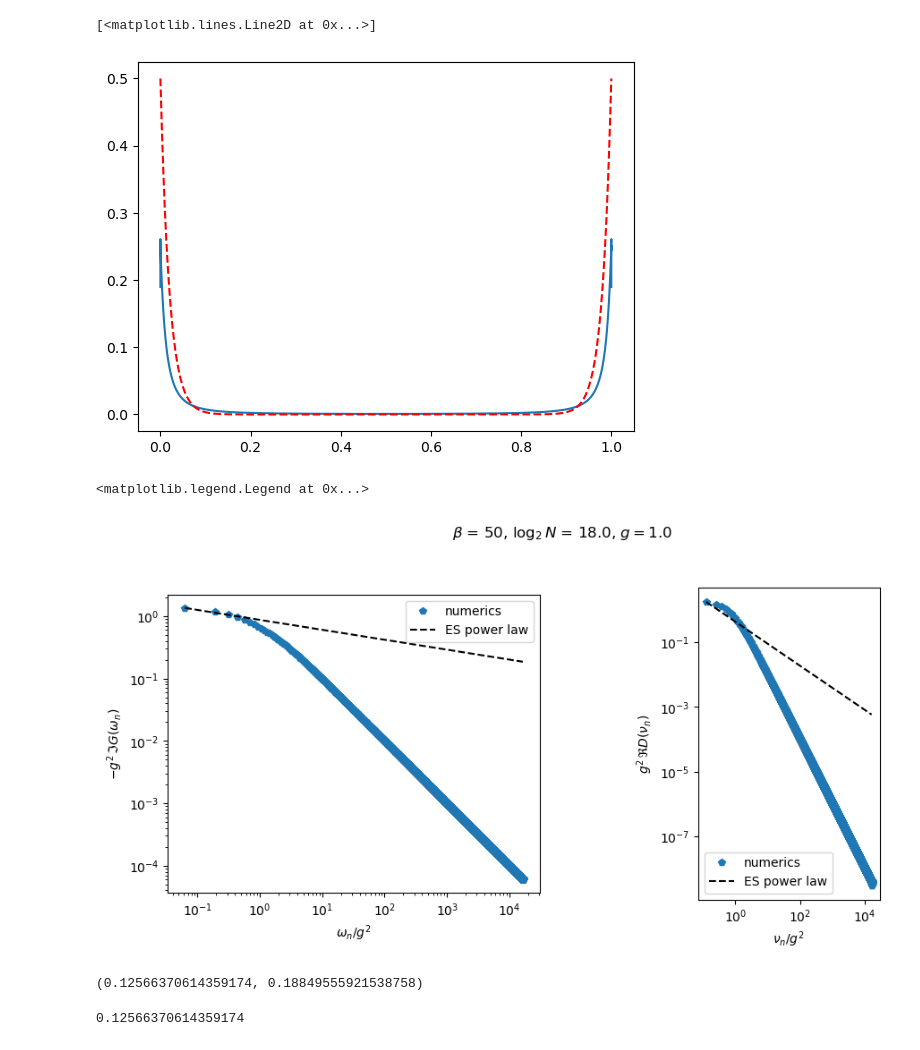
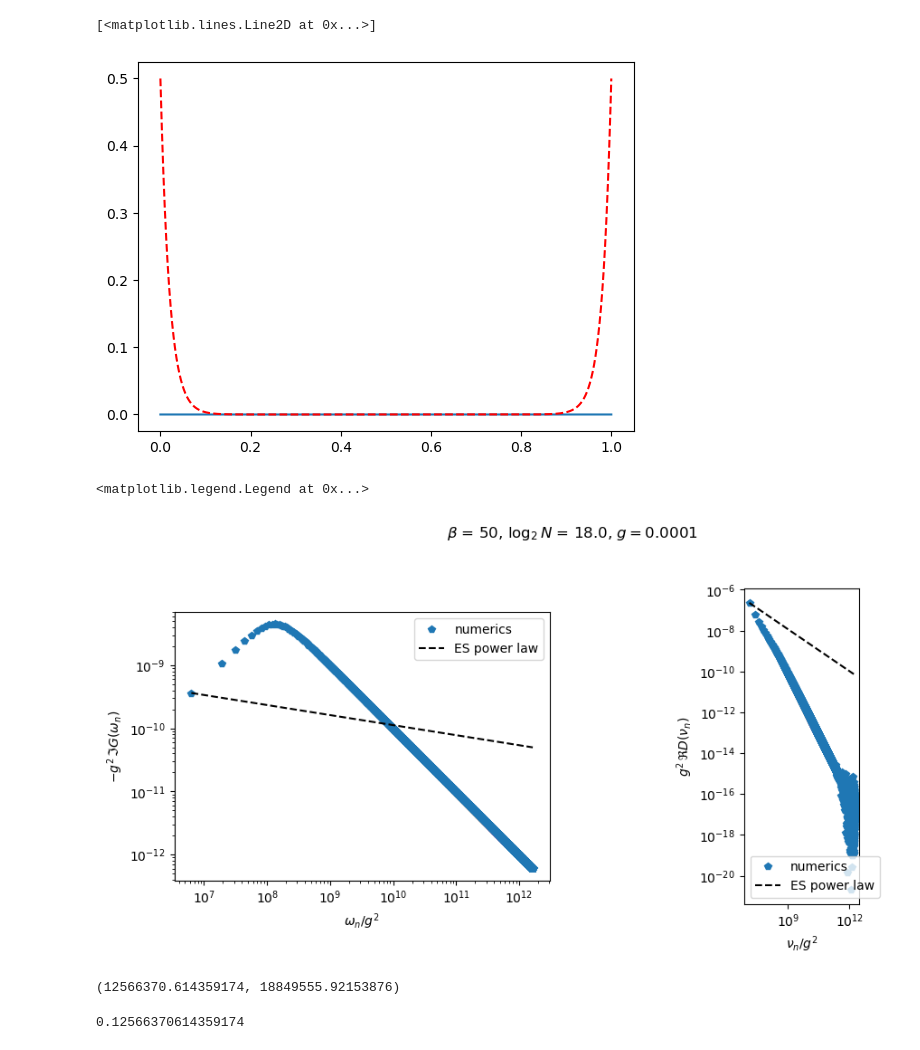
Before and after one commit to aravindhshankar/TwoSidedYSYK, a Jupyter notebook: Metal_Imag_time.ipynb, the cells around one changed output. Cells and saved outputs as stored; diff of their text form; code cells hidden in the pictures.

```diff
--- a/Metal_Imag_time.ipynb
+++ b/Metal_Imag_time.ipynb
@@ -11,10 +11,10 @@ err = 1e-3
 
 beta = 50
 mu = 0.
-g = 1.
-J = 0.
+g = 0.0001
+J = 1.
 phase = np.pi/2
-lamb = 0. * np.exp(1.0j * phase)
+lamb = 1. * np.exp(1.0j * phase)
 alpha = 1.0
 r = 1.
 kappa = 1.
@@ -25,9 +25,9 @@ nu = (2 * np.arange(Nbig) - Nbig ) * np.pi/beta
 tau = (np.arange(Nbig) + 1./2) * beta/Nbig
 # %%
 GDtau = Time2FreqF(GconfImag(omega,g,beta),Nbig,beta)
-GODtau = 0.5*np.zeros(Nbig)
+GODtau = 0.5*np.ones(Nbig)
 DDtau = Time2FreqB(DconfImag(omega,g,beta),Nbig,beta)
-DODtau = 0.5*np.zeros(Nbig)
+DODtau = 0.5*np.ones(Nbig)
 omegar2 = ret_omegar2(g,beta)
 
 itern = 0
@@ -63,8 +63,8 @@ while(diff>err):
     PiDomega =  Time2FreqB(PiDtau,Nbig,beta)
     PiODomega = Time2FreqB(PiODtau,Nbig,beta)
 
-    if itern < 15:
-        PiDomega[Nbig//2] = 1.0*r - omegar2
+    # if itern < 15:
+    #     PiDomega[Nbig//2] = 1.0*r - omegar2
 
     detGmat = (1j*omega - mu - SigmaDomega)**2 - (np.abs(lamb)+SigmaODomega)**2
     detDmat = (nu**2 + r - PiDomega)**2 - (J + PiODomega)**2
@@ -142,7 +142,7 @@ plt.plot(tau/beta,np.real(PiDtau))
 plt.plot(tau/beta,DfreeImagtau(tau,r,beta),'r--')
 # %% [output]
 [<matplotlib.lines.Line2D at 0x...>]
-[figure, old version]
+[figure, new version]
 # %%
 start, stop = Nbig//2, Nbig-1
 startB = Nbig//2 + 1
@@ -165,51 +165,51 @@ alt_conf_fit_DD = 1 * np.abs(nu[startB:]/(g**2))**(1-4*alt_delta)
 
 fig,(ax1,ax2) = plt.subplots(1,2)
 fig.set_figwidth(10)
 titlestring = r'$\beta$ = ' + str(beta) + r', $\log_2{N}$ = ' + str(np.log2(Nbig)) + r', $g = $' + str(g)
 fig.suptitle(titlestring)
 fig.tight_layout(pad=2)
 
 ax1.loglog(omega[start:]/(g**2), -np.imag(GDomega[start:])*(g**2),'p',label = 'numerics')
 ax1.loglog(omega[start:]/(g**2), conf_fit_GD[start:],'k--',label = 'ES power law')
 #ax1.loglog(omega[start:]/(g**2), -np.imag(Gconf[start:])*(g**2),'m.',label = 'ES solution')
 #ax1.loglog(omega[start:]/(g**2), alt_conf_fit_GD[start:],'g--', label = 'alt power law')
 #ax1.set_xlim(omega[start]/2,omega[start+15])
 #ax1.set_ylim(1e-1,1e1)
 ax1.set_xlabel(r'$\omega_n/g^2$')
 ax1.set_ylabel(r'$-g^2\,\Im{G(\omega_n)}$')
 ax1.set_aspect('equal', adjustable='box')
 #ax1.axis('square')
 ax1.legend()
 
 
-# ax2.loglog(nu[startB:]/(g**2), np.real(DDomega[startB:])*(g**2),'p',label='numerics')
-# ax2.loglog(nu[startB:]/(g**2), conf_fit_DD,'k--',label = 'ES power law')
+ax2.loglog(nu[startB:]/(g**2), np.real(DDomega[startB:])*(g**2),'p',label='numerics')
+ax2.loglog(nu[startB:]/(g**2), conf_fit_DD,'k--',label = 'ES power law')
+#ax2.loglog(nu[startB:]/(g**2), np.real(Dconf[startB:]),'m.',label = 'ES solution')
+#ax2.loglog(nu[startB:]/(g**2), alt_conf_fit_D,'g--', label = 'alt power law')
+#ax2.set_xlim(nu[startB]/2,nu[startB+15])
+#ax2.set_ylim(5e-1,100)
+ax2.set_xlabel(r'$\nu_n/g^2$')
+ax2.set_ylabel(r'$g^2\,\Re{D(\nu_n)}$',labelpad = None)
+ax2.set_aspect('equal', adjustable='box')
+ax2.legend()
+
+# ax2.loglog(nu[startB:]/(g), np.real(DDomega[startB:])*(g**2),'p',label='numerics')
+# ax2.loglog(nu[startB:]/(g), conf_fit_DD*g,'k--',label = 'ES power law')
 # #ax2.loglog(nu[startB:]/(g**2), np.real(Dconf[startB:]),'m.',label = 'ES solution')
 # #ax2.loglog(nu[startB:]/(g**2), alt_conf_fit_D,'g--', label = 'alt power law')
 # #ax2.set_xlim(nu[startB]/2,nu[startB+15])
 # #ax2.set_ylim(5e-1,100)
 # ax2.set_xlabel(r'$\nu_n/g^2$')
 # ax2.set_ylabel(r'$g^2\,\Re{D(\nu_n)}$',labelpad = None)
 # ax2.set_aspect('equal', adjustable='box')
 # ax2.legend()
-
-ax2.loglog(nu[startB:]/(g), np.real(DDomega[startB:])*(g**2),'p',label='numerics')
-ax2.loglog(nu[startB:]/(g), conf_fit_DD*g,'k--',label = 'ES power law')
-#ax2.loglog(nu[startB:]/(g**2), np.real(Dconf[startB:]),'m.',label = 'ES solution')
-#ax2.loglog(nu[startB:]/(g**2), alt_conf_fit_D,'g--', label = 'alt power law')
-#ax2.set_xlim(nu[startB]/2,nu[startB+15])
-#ax2.set_ylim(5e-1,100)
-ax2.set_xlabel(r'$\nu_n/g^2$')
-ax2.set_ylabel(r'$g^2\,\Re{D(\nu_n)}$',labelpad = None)
-ax2.set_aspect('equal', adjustable='box')
-ax2.legend()
 # %% [output]
 <matplotlib.legend.Legend at 0x...>
-[figure, old version]
+[figure, new version]
 # %%
 nu[Nbig//2 + 1]/g**2, omega[Nbig//2 + 1]/g**2
 # %% [output]
-(0.12566370614359174, 0.18849555921538758)
+(12566370.614359174, 18849555.92153876)
 # %%
 2*np.pi/beta
 # %% [output]
```
Also changed, not shown: parts of 3 cells of this notebook.
